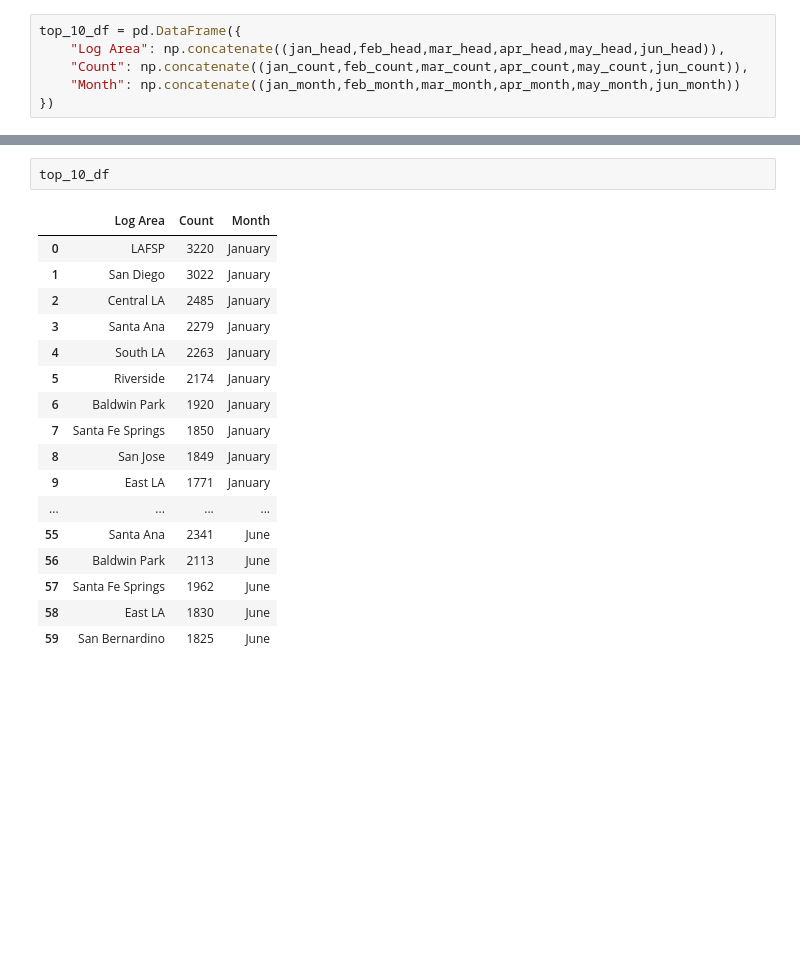
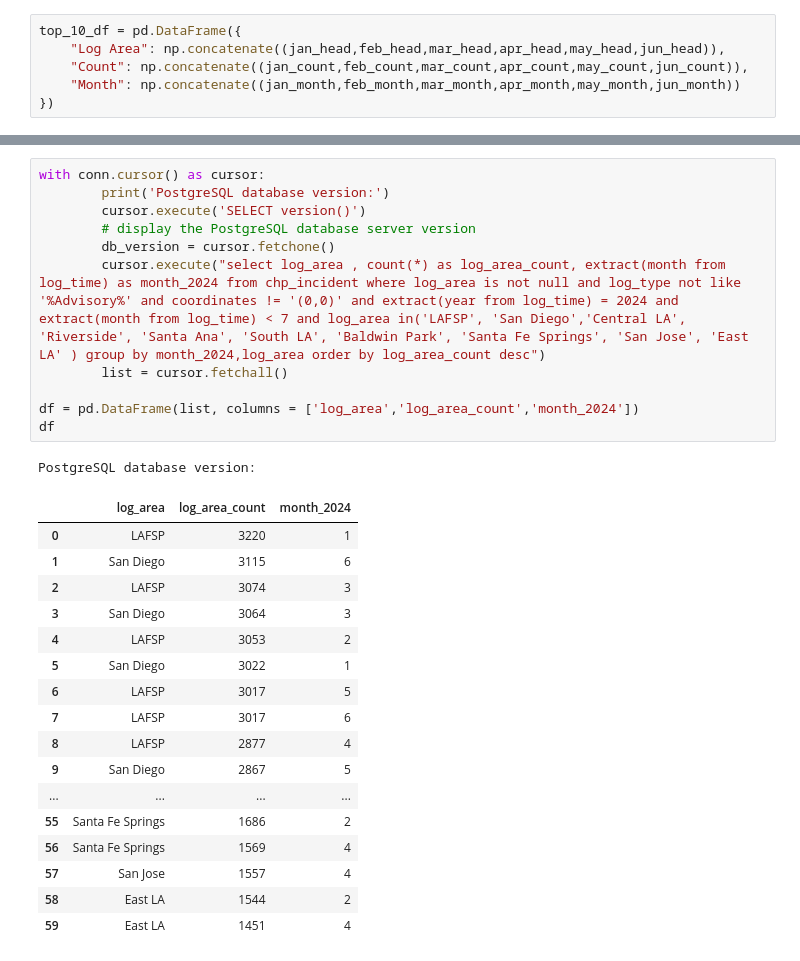
Before and after one commit to DaH7/CHP-Traffic-Analytics, a Jupyter notebook: Incident_Count_Graphs_traffic.ipynb, the cells around one changed output, grey strips where cells are left out. Drawn from its saved outputs; the diff is of its cells as text; blank space fills up the shorter version.

```diff
--- a/Incident_Count_Graphs_traffic.ipynb
+++ b/Incident_Count_Graphs_traffic.ipynb
@@ -146,20 +146,30 @@ plt.savefig('grouped_bar_plot.png', bbox_inches='tight')
 # %%
-top_10_df
+with conn.cursor() as cursor:
+        print('PostgreSQL database version:')
+        cursor.execute('SELECT version()')
+        # display the PostgreSQL database server version
+        db_version = cursor.fetchone()
+        cursor.execute("select log_area , count(*) as log_area_count, extract(month from log_time) as month_2024 from chp_incident where log_area is not null and log_type not like '%Advisory%' and coordinates != '(0,0)' and extract(year from log_time) = 2024 and extract(month from log_time) < 7 and log_area in('LAFSP', 'San Diego','Central LA', 'Riverside', 'Santa Ana', 'South LA', 'Baldwin Park', 'Santa Fe Springs', 'San Jose', 'East LA' ) group by month_2024,log_area order by log_area_count desc")
+        list = cursor.fetchall()
+
+df = pd.DataFrame(list, columns = ['log_area','log_area_count','month_2024'])
+df
 # %% [output]
+PostgreSQL database version:
-|  | Log Area | Count | Month |
-| 0 | LAFSP | 3220 | January |
-| 1 | San Diego | 3022 | January |
-| 2 | Central LA | 2485 | January |
-| 3 | Santa Ana | 2279 | January |
-| 4 | South LA | 2263 | January |
-| 5 | Riverside | 2174 | January |
-| 6 | Baldwin Park | 1920 | January |
-| 7 | Santa Fe Springs | 1850 | January |
-| 8 | San Jose | 1849 | January |
-| 9 | East LA | 1771 | January |
+|  | log_area | log_area_count | month_2024 |
+| 0 | LAFSP | 3220 | 1 |
+| 1 | San Diego | 3115 | 6 |
+| 2 | LAFSP | 3074 | 3 |
+| 3 | San Diego | 3064 | 3 |
+| 4 | LAFSP | 3053 | 2 |
+| 5 | San Diego | 3022 | 1 |
+| 6 | LAFSP | 3017 | 5 |
+| 7 | LAFSP | 3017 | 6 |
+| 8 | LAFSP | 2877 | 4 |
+| 9 | San Diego | 2867 | 5 |
 | ... | ... | ... | ... |
-| 55 | Santa Ana | 2341 | June |
-| 56 | Baldwin Park | 2113 | June |
-| 57 | Santa Fe Springs | 1962 | June |
-| 58 | East LA | 1830 | June |
-| 59 | San Bernardino | 1825 | June |
+| 55 | Santa Fe Springs | 1686 | 2 |
+| 56 | Santa Fe Springs | 1569 | 4 |
+| 57 | San Jose | 1557 | 4 |
+| 58 | East LA | 1544 | 2 |
+| 59 | East LA | 1451 | 4 |
```
Also changed, not shown: parts of 2 cells of this notebook.
